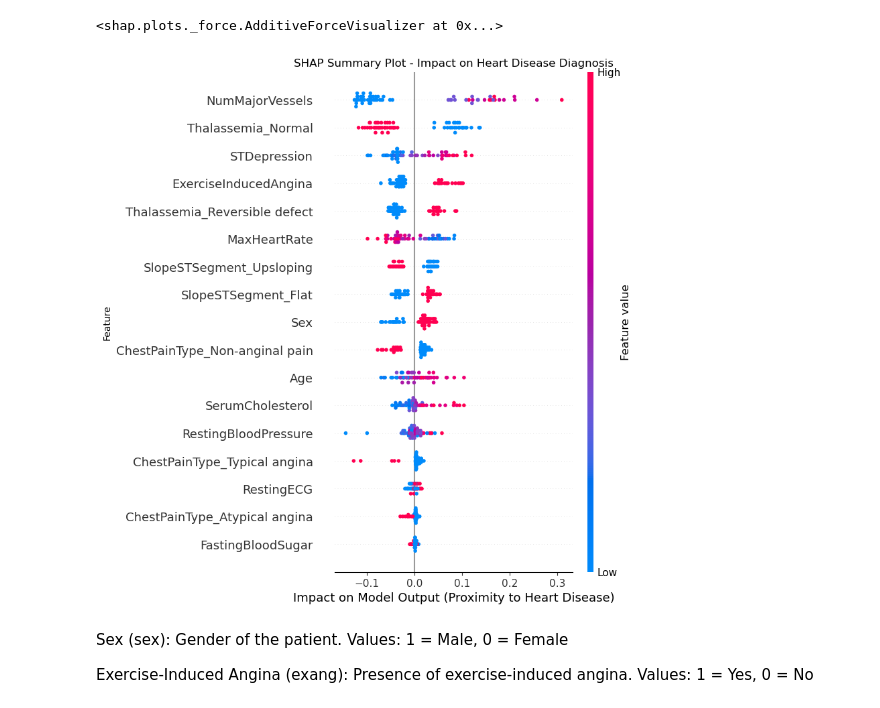
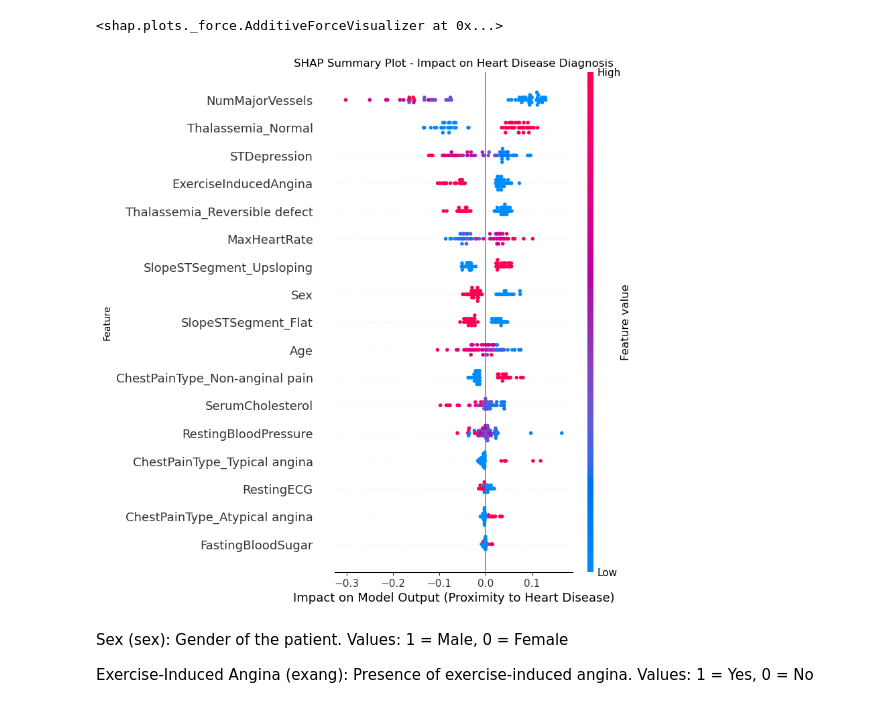
Before and after one commit to andreacorvaglia-unisr/corso-ai-medicina, a Jupyter notebook: heart_disease.ipynb, the cells around one changed output. Drawn from its saved outputs; the diff is of its cells as text; code cells hidden in the pictures.

```diff
--- a/heart_disease.ipynb
+++ b/heart_disease.ipynb
@@ -466,7 +471,7 @@ Define hyperparameters for the Random Forest model. Students can experiment with
 # %%
 # Choose the hyperparameters for the model
 #**********************************************************
-max_depth = 10
+max_depth = 100
 n_estimators = 100
 #**********************************************************
 
@@ -667,16 +675,16 @@ shap.force_plot(explainer.expected_value[1], shap_values[1][patient_number], X_t
 # %%
 #Create a beeswarm plot to visualize the impact of features on predictions.
 explainer = shap.TreeExplainer(model)
-shap_values = explainer.shap_values(X_test)
+shap_values = explainer.shap_values(X_test)[:, :, 0]
 
-shap.summary_plot(shap_values[1], X_test, show=False)
+shap.summary_plot(shap_values, X_test, show=False)
 plt.title("SHAP Summary Plot - Impact on Heart Disease Diagnosis")
 plt.xlabel("Impact on Model Output (Proximity to Heart Disease)")
 plt.ylabel("Feature")
 plt.show()
 plt.show()
 # %% [output]
-[figure, old version]
+[figure, new version]
 # %% [markdown]
 Sex (sex): Gender of the patient. Values: 1 = Male, 0 = Female
 
```
Also changed, not shown: parts of 9 cells of this notebook.
